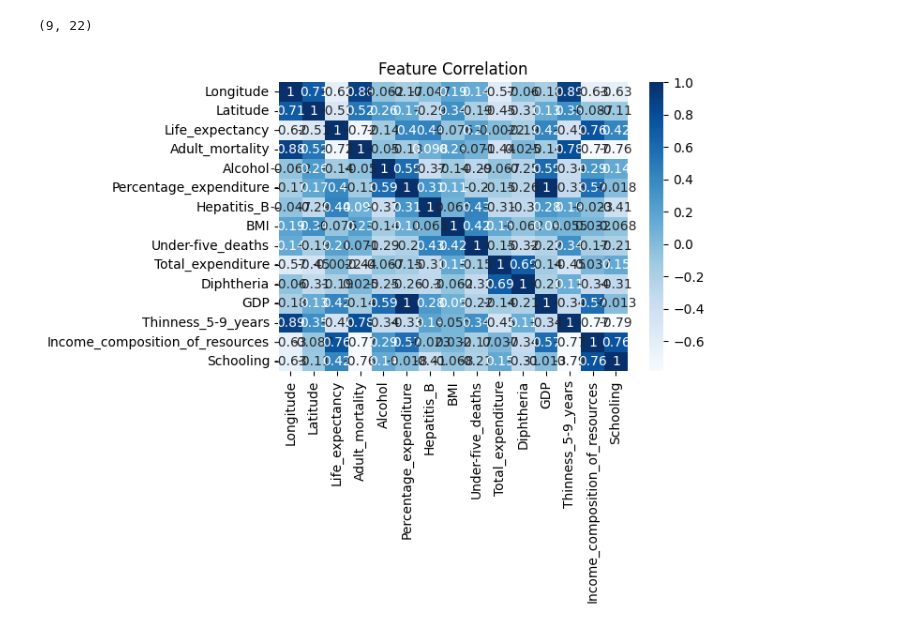
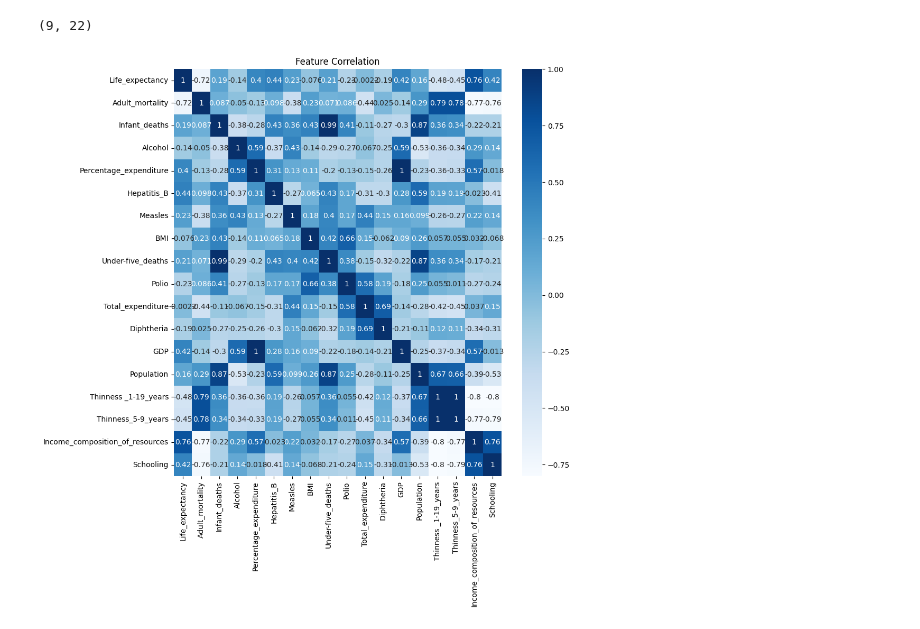
Before and after one commit to BALAKUMARKalai/TP_ML, a Jupyter notebook: TP1_Clustering.ipynb, the cells around one changed output. Saved outputs shown, nothing was run; the diff lists cells and outputs as text; code cells hidden in the pictures.

```diff
--- a/TP1_Clustering.ipynb
+++ b/TP1_Clustering.ipynb
@@ -736,11 +739,12 @@ df_alcohol_sorted.shape
 # %%
 import seaborn as sns
 df_alcohol_sorted = df_alcohol_sorted.select_dtypes(include='number')
-
-df_alcohol_sorted_d = pd.get_dummies(df_alcohol_sorted)
-plt.figure(figsize=(6,4))
-sns.heatmap(df_alcohol_sorted_d.corr(), annot= True, cmap='Blues')
+df_alc_simp = df_alcohol_sorted.copy()
+df_alc_simp = df_alc_simp.drop(columns = ['Year', 'HIV_AIDS', 'Longitude', 'Latitude'])
+df_alc_simp = pd.get_dummies(df_alc_simp)
+plt.figure(figsize=(10,10))
+sns.heatmap(df_alc_simp.corr(), annot= True, cmap='Blues')
 plt.title('Feature Correlation')
 plt.show()
 # %% [output]
-[figure, old version]
+[figure, new version]
```
Also changed, not shown: parts of 14 cells of this notebook.
